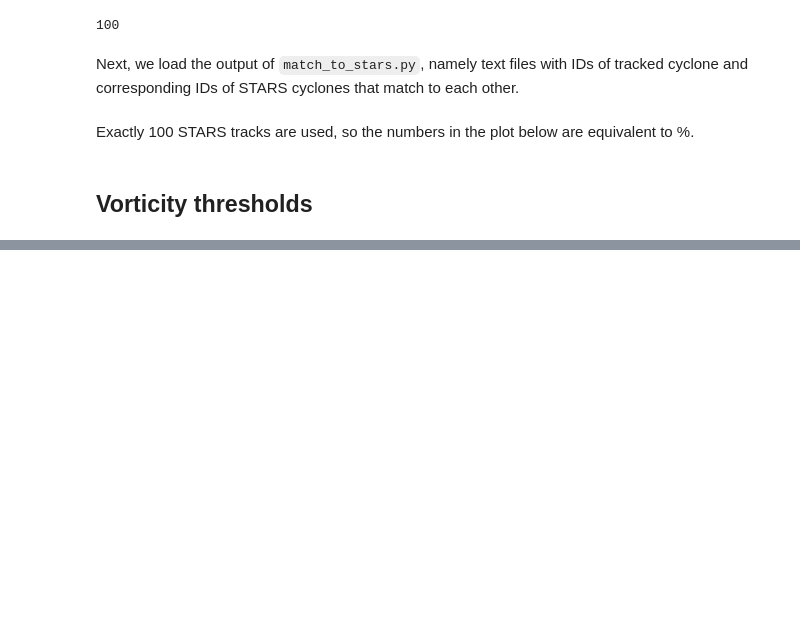
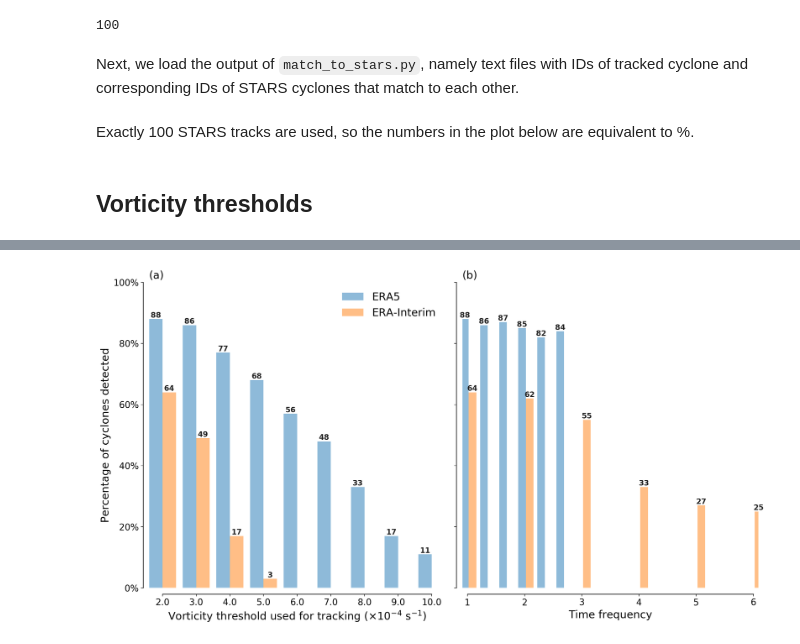
Before and after one commit to cycle13/mc_era5, a Jupyter notebook: code/Verification.ipynb, the cells around one changed output, grey strips where cells are left out. Cells and saved outputs as stored; diff of their text form; code cells hidden in the pictures; blank space fills up the shorter version.

Commit message:
add time-frequency plot

```diff
--- a/code/Verification.ipynb
+++ b/code/Verification.ipynb
@@ -36,0 +33,5 @@ octant.__version__
+# %%
+for dataset in datasets:
+    print(dataset)
+    for x in xvalues:
+        print(x * dset_ctrl_tstep_h[dataset])
@@ -79,5 +93 @@ subsets = ["pmc"]
-# %%
-xvalues = np.asarray([r.get("zeta_max0", 2e-4) for r in runs_grid if "zeta_max0" in r or len(r) == 0])
-n_zeta_runs = xvalues.shape[0]
-xindices = np.arange(n_zeta_runs)
 # %%
@@ -164 +145,65 @@ Text(0, 0.5, 'Percentage of cyclones detected')
+# %%
+fig, axs = plt.subplots(ncols=2, constrained_layout=True, sharey=True)
+
+width = 0.4
+
+ax = axs[0]
+indices, xvalues = np.asarray(
+    [
+        [i, r.get("zeta_max0", 2.0e-4)]
+        for i, r in enumerate(runs_grid)
+        if "zeta_max0" in r or len(r) == 0
+    ]
+).T
+xindices = np.arange(len(indices))
+
+for j, (dataset, color) in enumerate(zip(datasets, cc)):
+    for i, (subset) in enumerate(subsets):
+        match_counts = matrices[dataset][match_i, indices.astype(int)]
+        ax.bar(
+            xindices + j * width,
+            match_counts / n_ref,
+            width=width,
+            **color,
+            alpha=0.5 * (i + 1),
+            linewidth=0.75,
+            label=f"{aliases[dataset]}",
+        )
+
+_add_style_and_labels(ax, xindices, (1e4 * xvalues).round(decimals=1), n_ref, width=0.4)
+
+ax.set_xlabel(
+    r"Vorticity threshold used for tracking ($\times10^{-4}$ $s^{-1}}$)", fontsize="x-large"
+)
+
+# Time frequency
+ax = axs[1]
+indices, xvalues = np.asarray(
+    [[i, r.get("tfreq", 1)] for i, r in enumerate(runs_grid) if "tfreq" in r or len(r) == 0]
+).T
+xindices = np.arange(len(indices))
+
+for j, (dataset, color) in enumerate(zip(datasets, cc)):
+    for i, (subset) in enumerate(subsets):
+        match_counts = matrices[dataset][match_i, indices.astype(int)]
+        ax.bar(
+            xindices * dset_ctrl_tstep_h[dataset] + j * width,
+            match_counts / n_ref,
+            width=width,
+            **color,
+            alpha=0.5 * (i + 1),
+            linewidth=0.75,
+            label=f"{aliases[dataset]}",
+        )
+
+_add_style_and_labels(ax, xindices * max(dset_ctrl_tstep_h.values()), xvalues, n_ref, width=0.4 * 6 / 9, add_ylabel=False)
+
+ax.set_xlabel(r"Time frequency", fontsize="x-large")
+
+axs[0].legend(loc=1, ncol=1, fontsize="x-large", frameon=False)
+
+for ilab, ax in zip(string.ascii_lowercase, axs):
+    ax.set_title(f"({ilab})", loc="left", size="x-large")
+# %% [output]
+[figure, added]
 # %%
```
Also changed, not shown: parts of 7 cells of this notebook, 1 other file.
